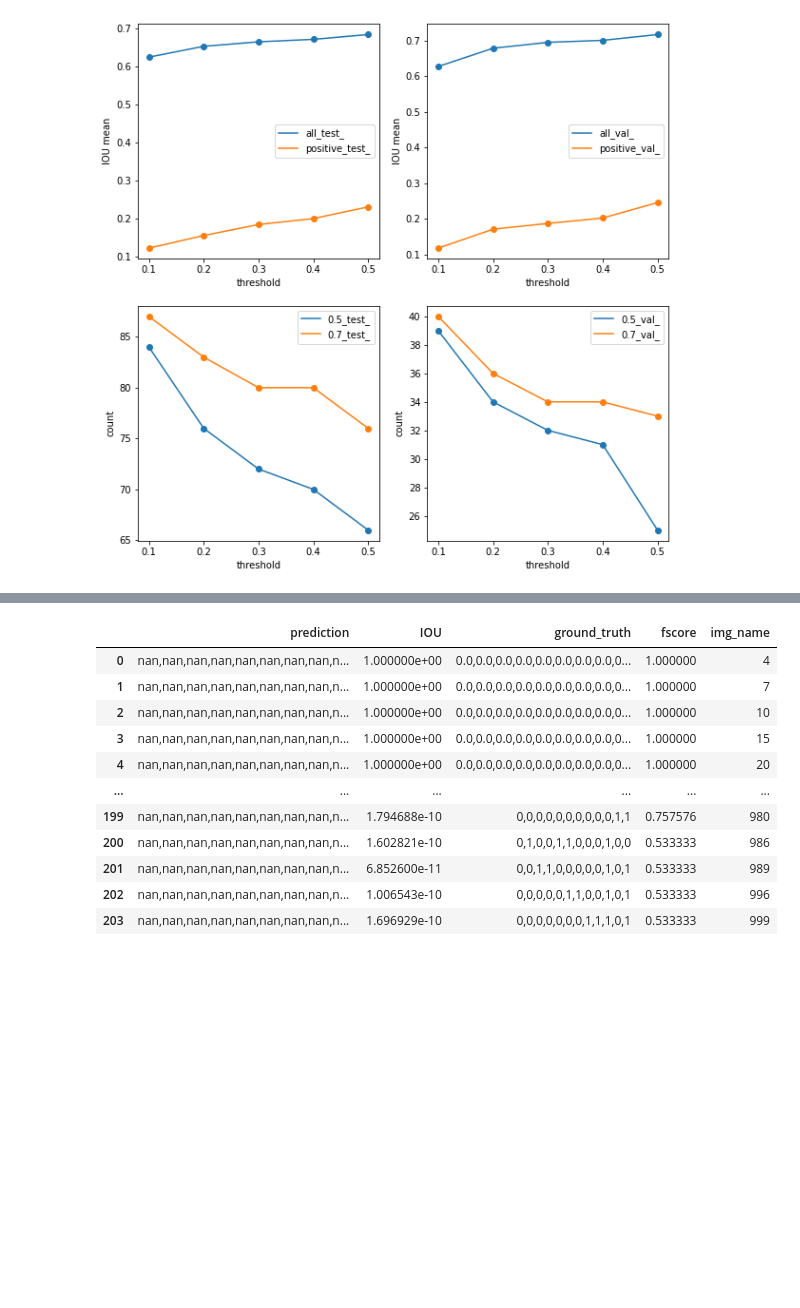
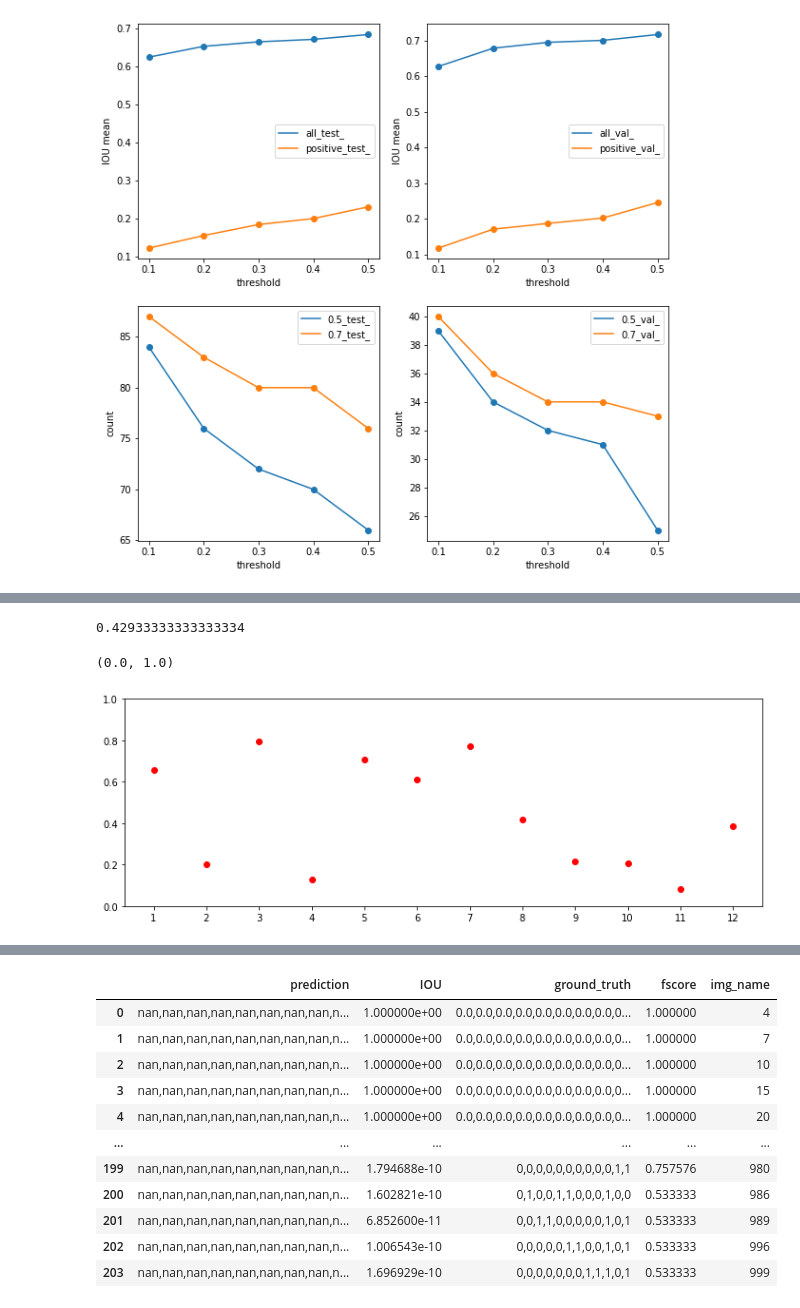
Before and after one commit to vaishnavJa/Multi_Label_optical_Segmentation, a Jupyter notebook: result_analysis.ipynb, the cells around one changed output, grey strips where cells are left out. Cells and saved outputs as stored; diff of their text form; code cells hidden in the pictures; blank space fills up the shorter version.

```diff
--- a/result_analysis.ipynb
+++ b/result_analysis.ipynb
@@ -188,0 +205,9 @@ plot_threshold_mean
+# %%
+ious = np.concatenate([np.atleast_2d(a) for a in np.array(ious)],axis=0)
+ground_truth = np.concatenate([np.atleast_2d(a) for a in np.array(ground_truth)],axis=0)
+# %%
+counts = dict.fromkeys(np.arange(1,13,dtype = int),[])
+# %%
+pos_ious = []
+for i in range(1,13):
+    counts[i] = ious[:,i-1][ground_truth[:,i-1] == 1]
@@ -188,0 +229,17 @@ plot_threshold_mean
+# %%
+pos_ious = []
+for i in counts.keys():
+    pos_ious = np.append(pos_ious,counts[i])
+# %%
+pos_ious.mean()
+# %% [output]
+0.42933333333333334
+# %%
+plt.figure(figsize=(12,4))
+for i in counts.keys():
+    plt.scatter(i,np.mean(counts[i]),c = 'red')
+plt.xticks(range(1,13))
+plt.ylim(0,1)
+# %% [output]
+(0.0, 1.0)
+[figure, added]
```
Also changed, not shown: parts of 8 cells of this notebook, 6 other files.
